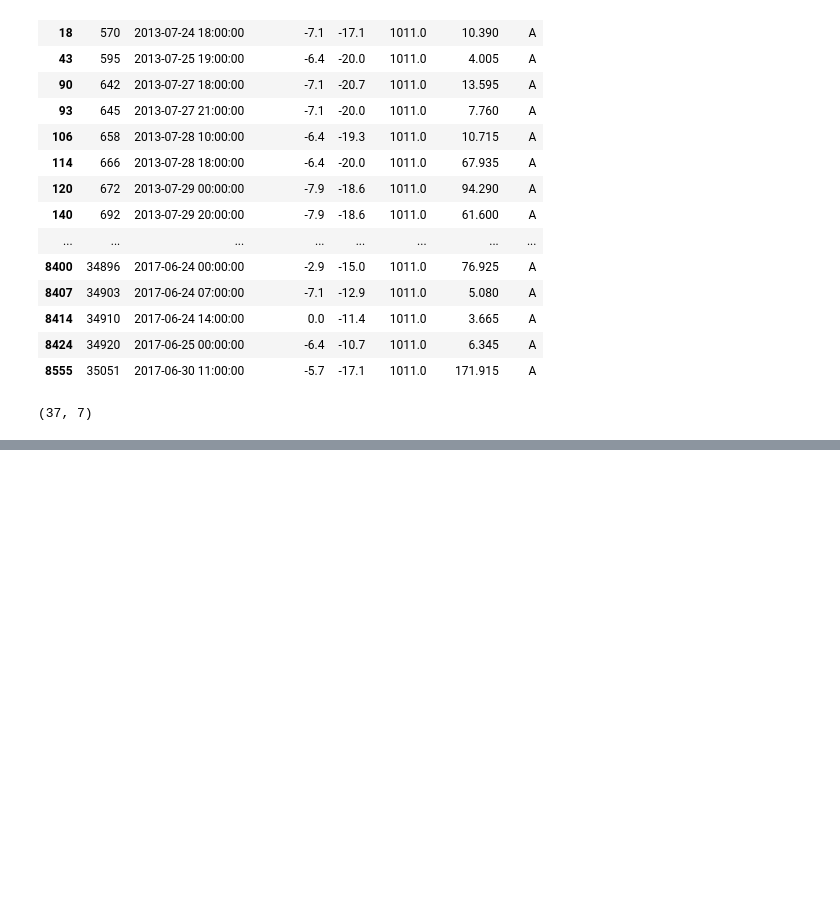
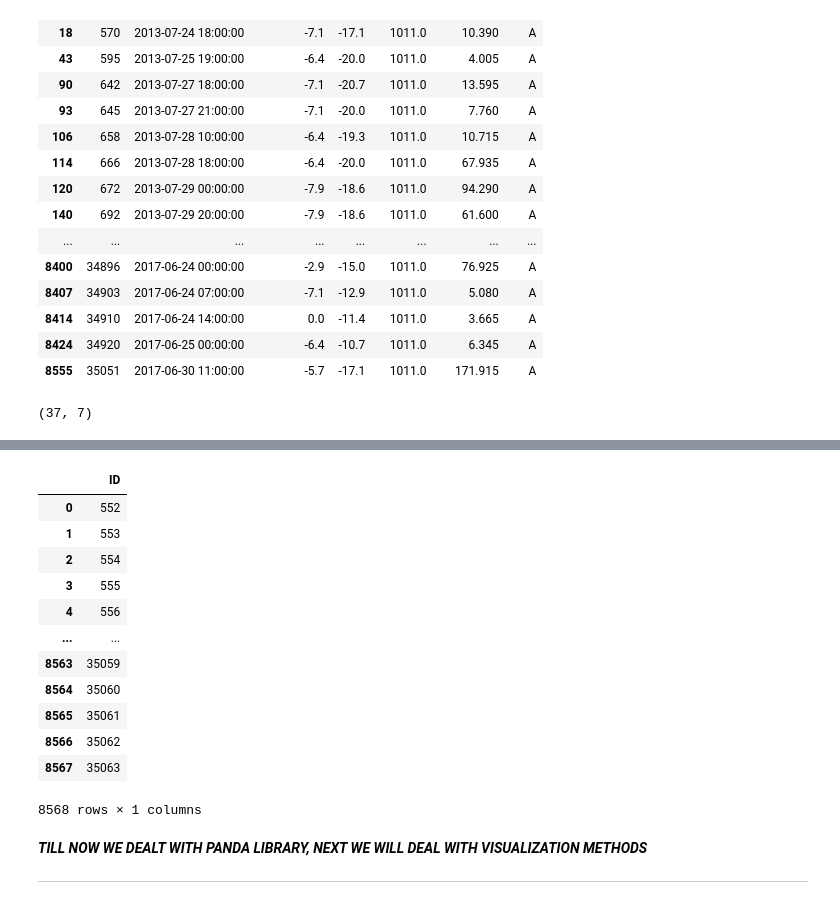
Before and after one commit to amit0902/Statistics, a Jupyter notebook: Basic_Statistics.ipynb, the cells around one changed output, grey strips where cells are left out. Cells and saved outputs as stored; diff of their text form; code cells hidden in the pictures; blank space fills up the shorter version.

```diff
--- a/Basic_Statistics.ipynb
+++ b/Basic_Statistics.ipynb
@@ -243,0 +318,20 @@ e.shape
+# %%
+a.iloc[:,0:1]
+# %% [output]
+|  | ID |
+| 0 | 552 |
+| 1 | 553 |
+| 2 | 554 |
+| 3 | 555 |
+| 4 | 556 |
+| ... | ... |
+| 8563 | 35059 |
+| 8564 | 35060 |
+| 8565 | 35061 |
+| 8566 | 35062 |
+| 8567 | 35063 |
+8568 rows × 1 columns
+# %% [markdown]
+ ***TILL NOW WE DEALT WITH PANDA LIBRARY, NEXT WE WILL DEAL WITH VISUALIZATION METHODS***
+
+---
```
Also changed, not shown: parts of 13 cells of this notebook.
